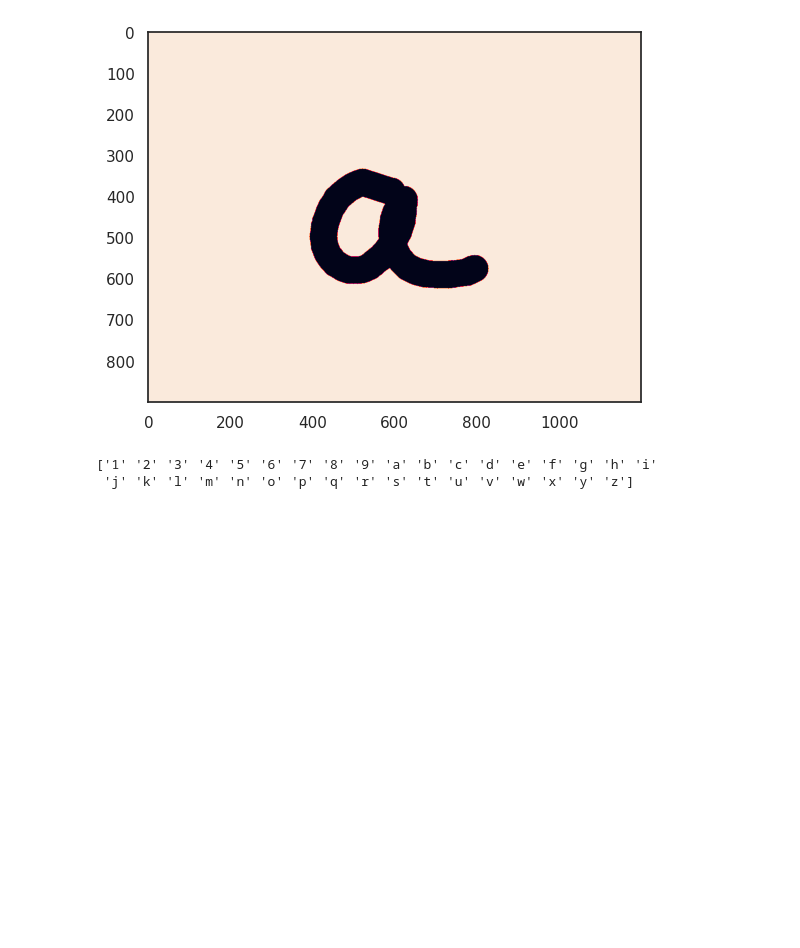
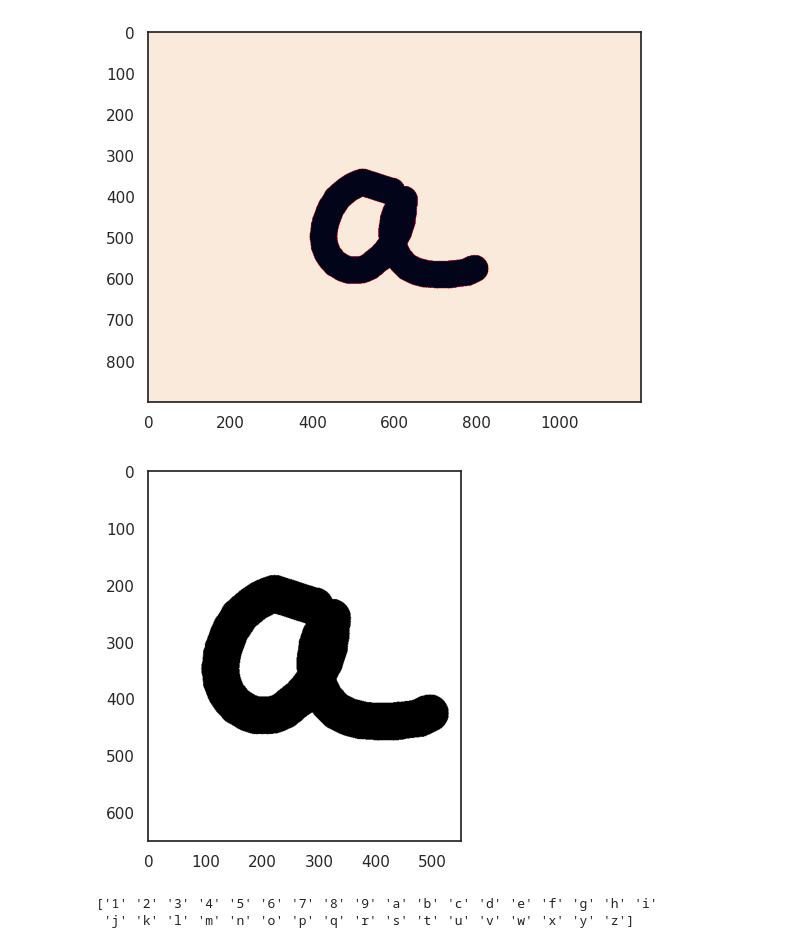
Before and after one commit to cabamarcos/Captcha_recognition, a Jupyter notebook: IAO.ipynb, the cells around one changed output. Saved outputs shown, nothing was run; the diff lists cells and outputs as text; code cells hidden in the pictures; blank space fills up the shorter version.

```diff
--- a/IAO.ipynb
+++ b/IAO.ipynb
@@ -798,6 +806,22 @@ plt.imshow(imagenes[5500])
 # %% [output]
 <matplotlib.image.AxesImage at 0x...>
 [figure]
+# %%
+# Supongamos que imagenes[5500] es la imagen que deseas recortar
+imagen_original = imagenes[5500]
+
+# Definir las coordenadas para el recorte
+inicio_x, final_x = 300, 850
+inicio_y, final_y = 150, 800
+
+# Realizar el recorte
+imagen_recortada = imagen_original[inicio_y:final_y, inicio_x:final_x]
+
+# Visualizar la imagen recortada
+plt.imshow(imagen_recortada, cmap='gray')
+plt.show()
+# %% [output]
+[figure, added]
 # %%
 print(lb.classes_)
 # %% [output]
```
Also changed, not shown: parts of 2 cells of this notebook.
